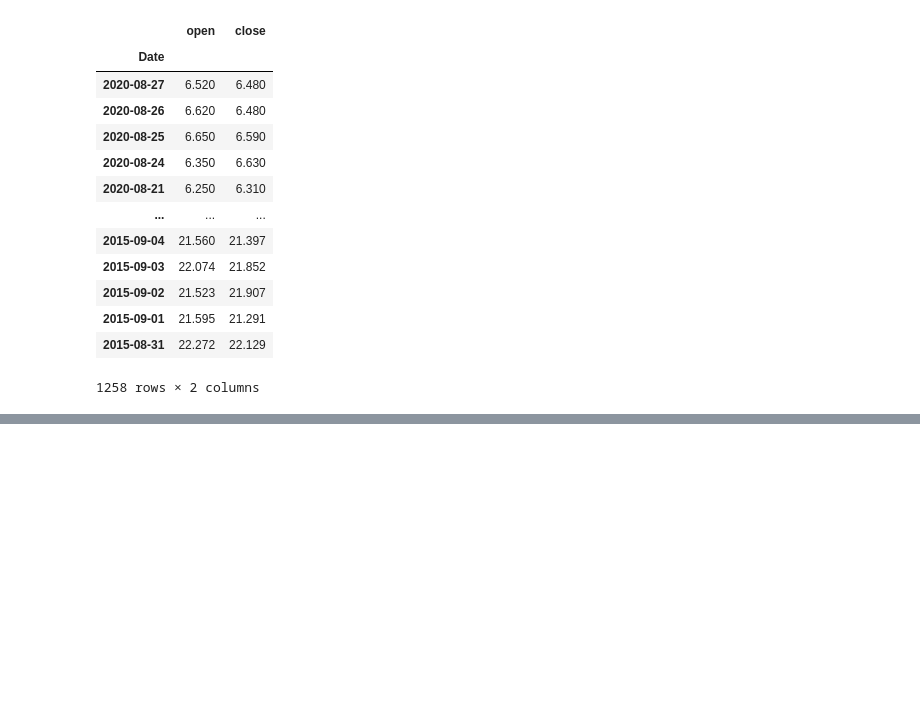
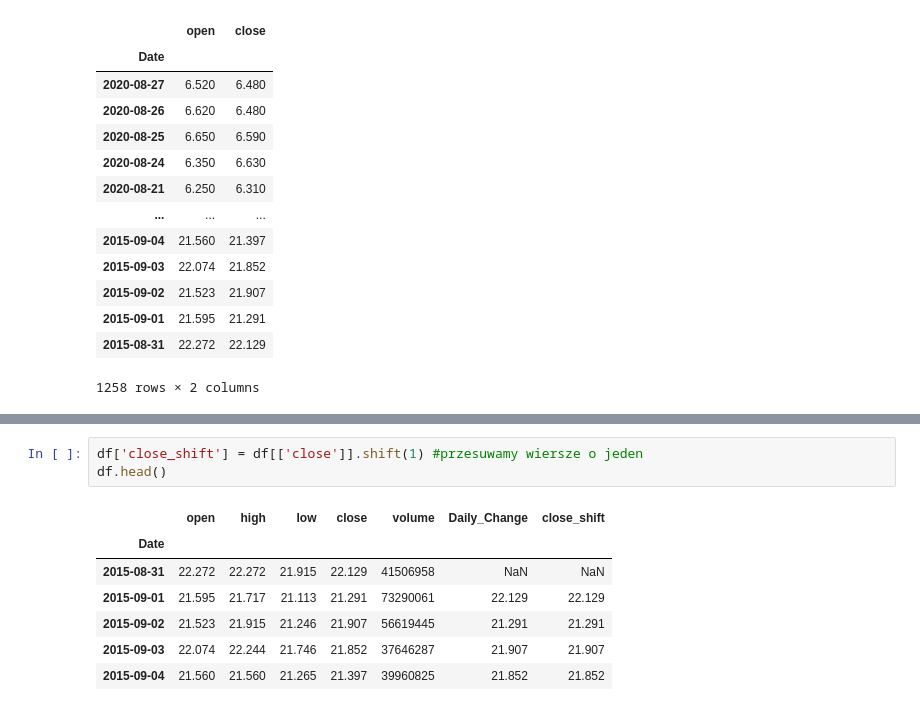
Before and after one commit to mietekdom/Data_Science_Cases, a Jupyter notebook: GE/GE_stock_market.ipynb, the cells around one changed output, grey strips where cells are left out. Cells and saved outputs as stored; diff of their text form; blank space fills up the shorter version.

```diff
--- a/GE/GE_stock_market.ipynb
+++ b/GE/GE_stock_market.ipynb
@@ -143,0 +162,11 @@ Selekcja wierszy
+# %%
+df['close_shift'] = df[['close']].shift(1) #przesuwamy wiersze o jeden
+df.head()
+# %% [output]
+|  | open | high | low | close | volume | Daily_Change | close_shift |
+| Date |  |  |  |  |  |  |  |
+| 2015-08-31 | 22.272 | 22.272 | 21.915 | 22.129 | 41506958 | NaN | NaN |
+| 2015-09-01 | 21.595 | 21.717 | 21.113 | 21.291 | 73290061 | 22.129 | 22.129 |
+| 2015-09-02 | 21.523 | 21.915 | 21.246 | 21.907 | 56619445 | 21.291 | 21.291 |
+| 2015-09-03 | 22.074 | 22.244 | 21.746 | 21.852 | 37646287 | 21.907 | 21.907 |
+| 2015-09-04 | 21.560 | 21.560 | 21.265 | 21.397 | 39960825 | 21.852 | 21.852 |
```
Also changed, not shown: parts of 8 cells of this notebook.
